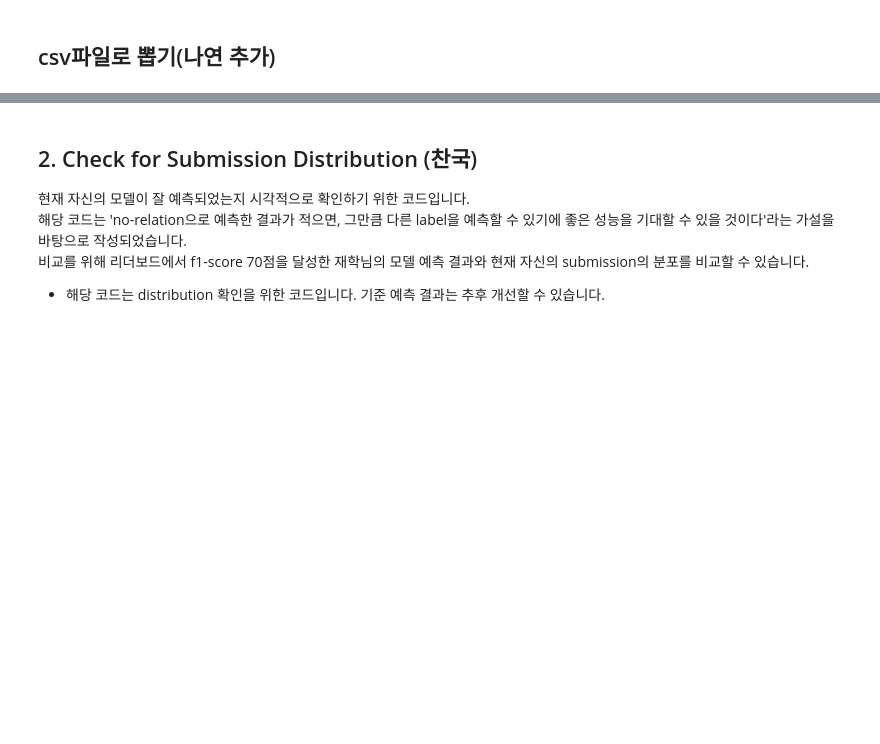
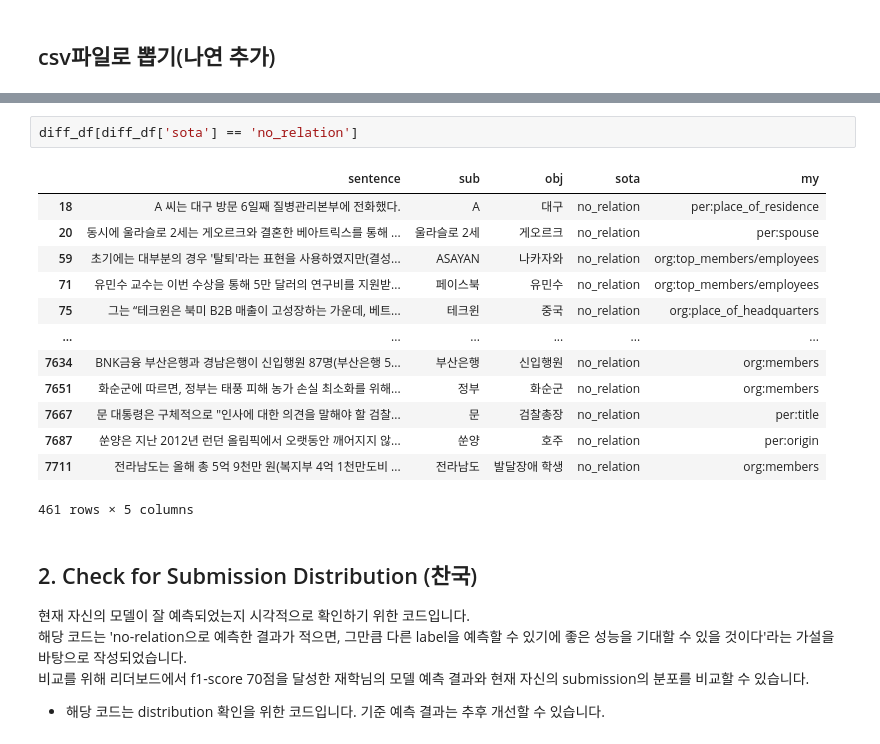
Before and after one commit to boostcampaitech3/level2-klue-level2-nlp-09, a Jupyter notebook: test_model.ipynb, the cells around one changed output, grey strips where cells are left out. Cells and saved outputs as stored; diff of their text form; blank space fills up the shorter version.

```diff
--- a/test_model.ipynb
+++ b/test_model.ipynb
@@ -84,3 +103,19 @@ diff_df
+# %%
+diff_df[diff_df['sota'] == 'no_relation']
+# %% [output]
+|  | sentence | sub | obj | sota | my |
+| 18 | A 씨는 대구 방문 6일째 질병관리본부에 전화했다. | A | 대구 | no_relation | per:place_of_residence |
+| 20 | 동시에 울라슬로 2세는 게오르크와 결혼한 베아트릭스를 통해 ... | 울라슬로 2세 | 게오르크 | no_relation | per:spouse |
+| 59 | 초기에는 대부분의 경우 '탈퇴'라는 표현을 사용하였지만(결성... | ASAYAN | 나카자와 | no_relation | org:top_members/employees |
+| 71 | 유민수 교수는 이번 수상을 통해 5만 달러의 연구비를 지원받... | 페이스북 | 유민수 | no_relation | org:top_members/employees |
+| 75 | 그는 “테크윈은 북미 B2B 매출이 고성장하는 가운데, 베트... | 테크윈 | 중국 | no_relation | org:place_of_headquarters |
+| ... | ... | ... | ... | ... | ... |
+| 7634 | BNK금융 부산은행과 경남은행이 신입행원 87명(부산은행 5... | 부산은행 | 신입행원 | no_relation | org:members |
+| 7651 | 화순군에 따르면, 정부는 태풍 피해 농가 손실 최소화를 위해... | 정부 | 화순군 | no_relation | org:members |
+| 7667 | 문 대통령은 구체적으로 "인사에 대한 의견을 말해야 할 검찰... | 문 | 검찰총장 | no_relation | per:title |
+| 7687 | 쑨양은 지난 2012년 런던 올림픽에서 오랫동안 깨어지지 않... | 쑨양 | 호주 | no_relation | per:origin |
+| 7711 | 전라남도는 올해 총 5억 9천만 원(복지부 4억 1천만도비 ... | 전라남도 | 발달장애 학생 | no_relation | org:members |
+461 rows × 5 columns
 # %% [markdown]
 ## 2. Check for Submission Distribution (찬국)
 현재 자신의 모델이 잘 예측되었는지 시각적으로 확인하기 위한 코드입니다.
```
Also changed, not shown: parts of 6 cells of this notebook, 1 other file.
